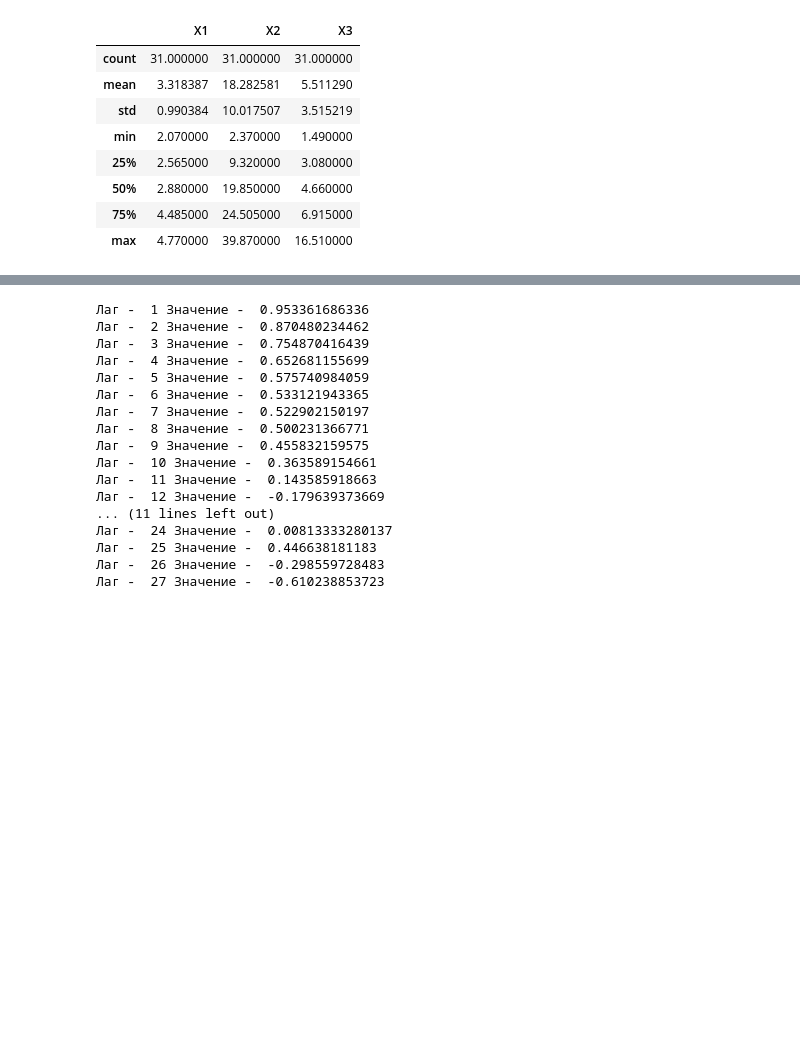
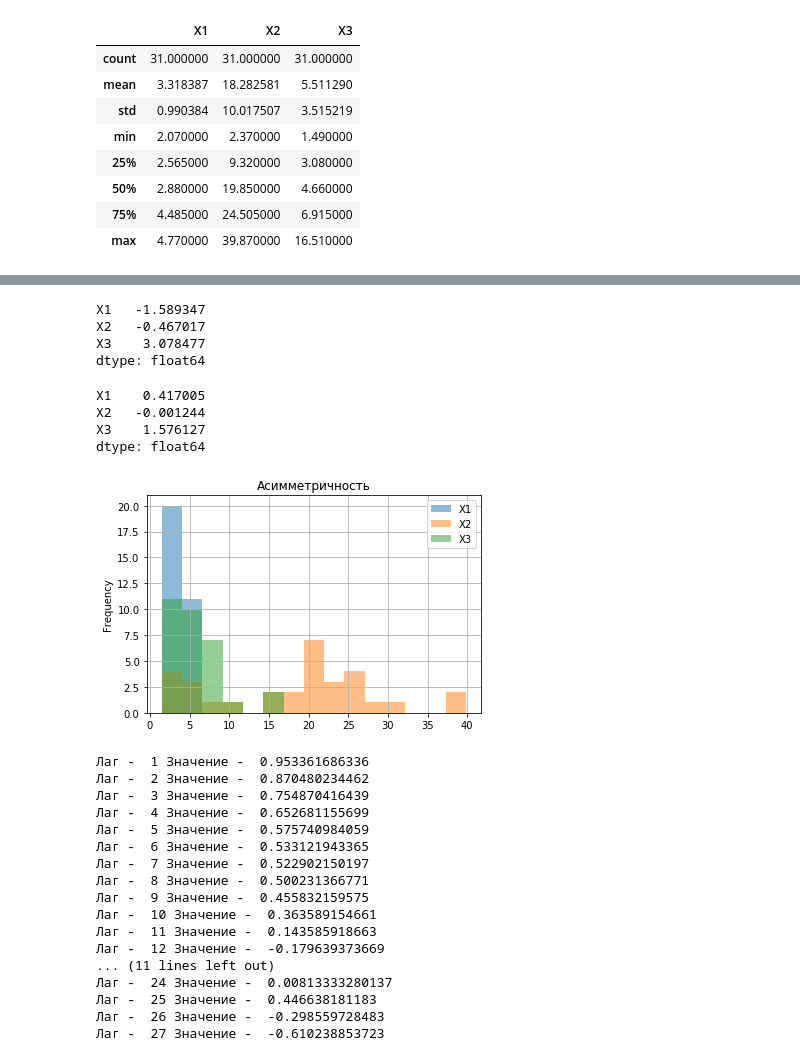
Before and after one commit to aferno/python-analysis, a Jupyter notebook: stat2.ipynb, the cells around one changed output, grey strips where cells are left out. Saved outputs shown, nothing was run; the diff lists cells and outputs as text; code cells hidden in the pictures; blank space fills up the shorter version.

```diff
--- a/stat2.ipynb
+++ b/stat2.ipynb
@@ -41,3 +88,22 @@ df.describe()
+# %%
+df.kurtosis()
+# %% [output]
+X1   -1.589347
+X2   -0.467017
+X3    3.078477
+dtype: float64
+# %%
+skew = df.skew()
+print(skew)
+df.plot.hist(alpha=0.5, bins=15, grid=True)  # Pandas helper function to plot a hist. Uses matplotlib under the hood.
+plt.title("Асимметричность")
+plt.show()
+# %% [output]
+X1    0.417005
+X2   -0.001244
+X3    1.576127
+dtype: float64
+[figure, added]
 # %%
 for i in range(1, 28):
     print('Лаг - ', i, 'Значение - ', df['X1'].autocorr(lag=i))
```
Also changed, not shown: parts of 9 cells of this notebook.
